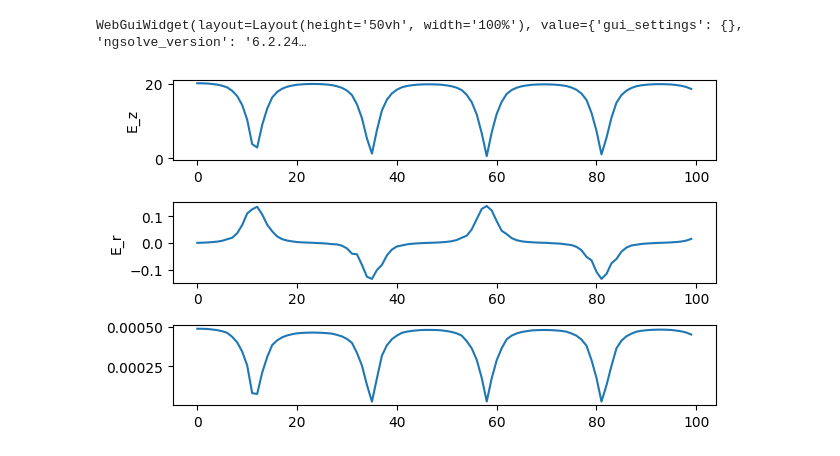
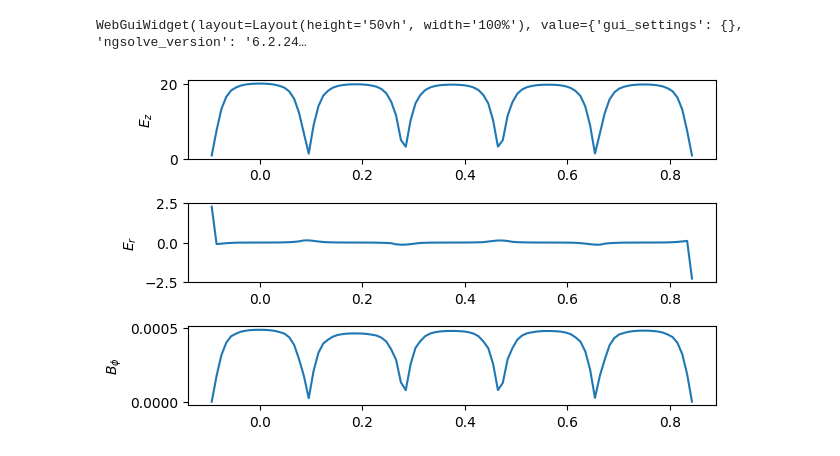
Before and after one commit to stewartboogert/pyAcceleratorFEM, a Jupyter notebook: tutorial/Tutorial_5Cell_800MHz_Rectangular.ipynb, the cells around one changed output. Drawn from its saved outputs; the diff is of its cells as text; code cells hidden in the pictures.

```diff
--- a/tutorial/Tutorial_5Cell_800MHz_Rectangular.ipynb
+++ b/tutorial/Tutorial_5Cell_800MHz_Rectangular.ipynb
@@ -89,21 +89,20 @@ fc_mc.vtk(5,field="E")
 # %% [output]
 WebGuiWidget(layout=Layout(height='50vh', width='100%'), value={'gui_settings': {}, 'ngsolve_version': '6.2.24…
 # %%
-e = fc_mc.plotAxialFields(5,field="E")
-b = fc_mc.plotAxialFields(5,field="B")
+z, e = fc_mc.plotAxialFields(5,field="E")
+z, b = fc_mc.plotAxialFields(5,field="B")
 
 _plt.subplot(4,1,1)
-_plt.plot(_np.abs(e[:,0]))
-_plt.ylabel("E_z")
+_plt.plot(z,_np.abs(e[:,0]))
+_plt.ylabel("$E_z$")
 _plt.subplot(4,1,2)
-_plt.plot(e[:,1])
-_plt.ylabel("E_r")
-
+_plt.plot(z,e[:,1])
+_plt.ylabel("$E_r$")
 
 _plt.subplot(4,1,3)
-_plt.plot(_np.abs(_np.imag(b[:,0])))
-_plt.
+_plt.plot(z,_np.abs(_np.imag(b[:,0])))
+_plt.ylabel("$B_{\\phi}$")
 
 _plt.tight_layout()
 # %% [output]
-[figure, old version]
+[figure, new version]
```
Also changed, not shown: parts of 1 cell of this notebook.
